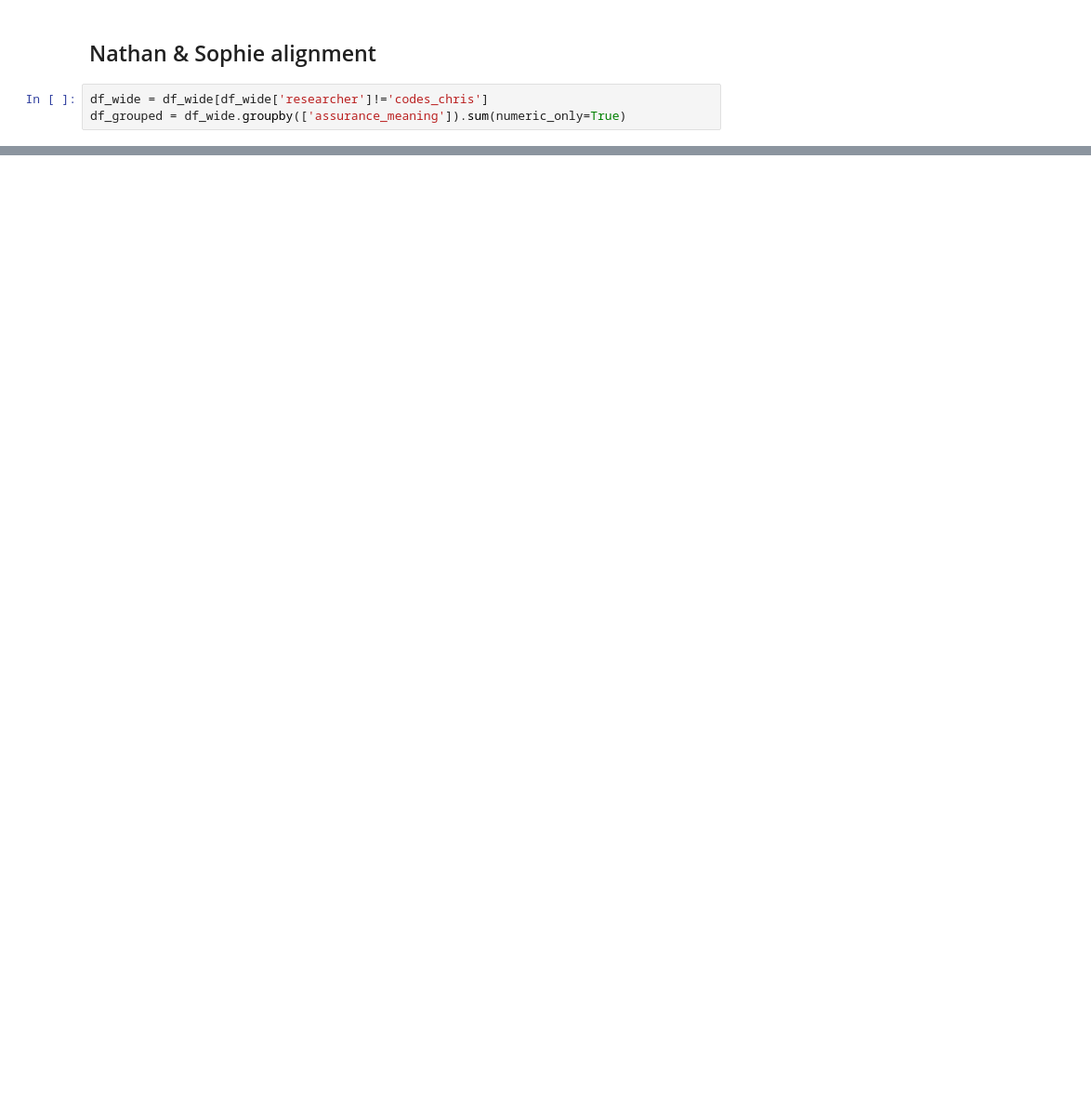
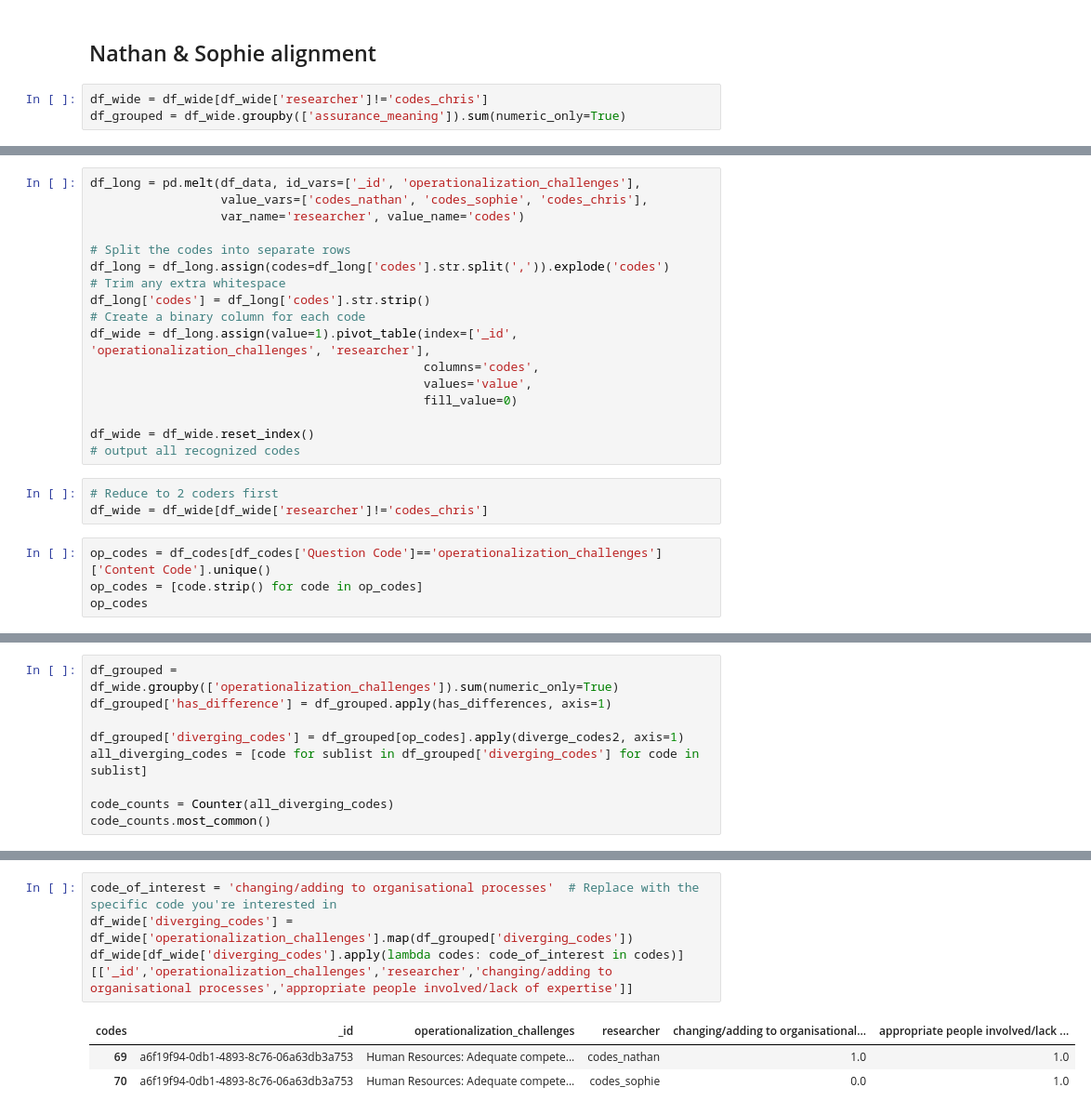
Before and after one commit to alan-turing-institute/teadt-community-survey, a Jupyter notebook: data_analysis/tea_gemini_content_analysis.ipynb, the cells around one changed output, grey strips where cells are left out. Shown at 93% size. Cells and saved outputs as stored; diff of their text form; blank space fills up the shorter version.

```diff
--- a/data_analysis/tea_gemini_content_analysis.ipynb
+++ b/data_analysis/tea_gemini_content_analysis.ipynb
@@ -374,0 +372,24 @@ Notes:
+# %%
+df_long = pd.melt(df_data, id_vars=['_id', 'operationalization_challenges'],
+                  value_vars=['codes_nathan', 'codes_sophie', 'codes_chris'],
+                  var_name='researcher', value_name='codes')
+
+# Split the codes into separate rows
+df_long = df_long.assign(codes=df_long['codes'].str.split(',')).explode('codes')
+# Trim any extra whitespace
+df_long['codes'] = df_long['codes'].str.strip()
+# Create a binary column for each code
+df_wide = df_long.assign(value=1).pivot_table(index=['_id', 'operationalization_challenges', 'researcher'],
+                                              columns='codes',
+                                              values='value',
+                                              fill_value=0)
+
+df_wide = df_wide.reset_index()
+# output all recognized codes
+# %%
+# Reduce to 2 coders first
+df_wide = df_wide[df_wide['researcher']!='codes_chris']
+# %%
+op_codes = df_codes[df_codes['Question Code']=='operationalization_challenges']['Content Code'].unique()
+op_codes = [code.strip() for code in op_codes]
+op_codes
@@ -374,0 +410,9 @@ Notes:
+# %%
+df_grouped = df_wide.groupby(['operationalization_challenges']).sum(numeric_only=True)
+df_grouped['has_difference'] = df_grouped.apply(has_differences, axis=1)
+
+df_grouped['diverging_codes'] = df_grouped[op_codes].apply(diverge_codes2, axis=1)
+all_diverging_codes = [code for sublist in df_grouped['diverging_codes'] for code in sublist]
+
+code_counts = Counter(all_diverging_codes)
+code_counts.most_common()
@@ -374,0 +453,8 @@ Notes:
+# %%
+code_of_interest = 'changing/adding to organisational processes'  # Replace with the specific code you're interested in
+df_wide['diverging_codes'] = df_wide['operationalization_challenges'].map(df_grouped['diverging_codes'])
+df_wide[df_wide['diverging_codes'].apply(lambda codes: code_of_interest in codes)][['_id','operationalization_challenges','researcher','changing/adding to organisational processes','appropriate people involved/lack of expertise']]
+# %% [output]
+| codes | _id | operationalization_challenges | researcher | changing/adding to organisational... | appropriate people involved/lack ... |
+| 69 | a6f19f94-0db1-4893-8c76-06a63db3a753 | Human Resources: Adequate compete... | codes_nathan | 1.0 | 1.0 |
+| 70 | a6f19f94-0db1-4893-8c76-06a63db3a753 | Human Resources: Adequate compete... | codes_sophie | 0.0 | 1.0 |
```
Also changed, not shown: parts of 22 cells of this notebook.
